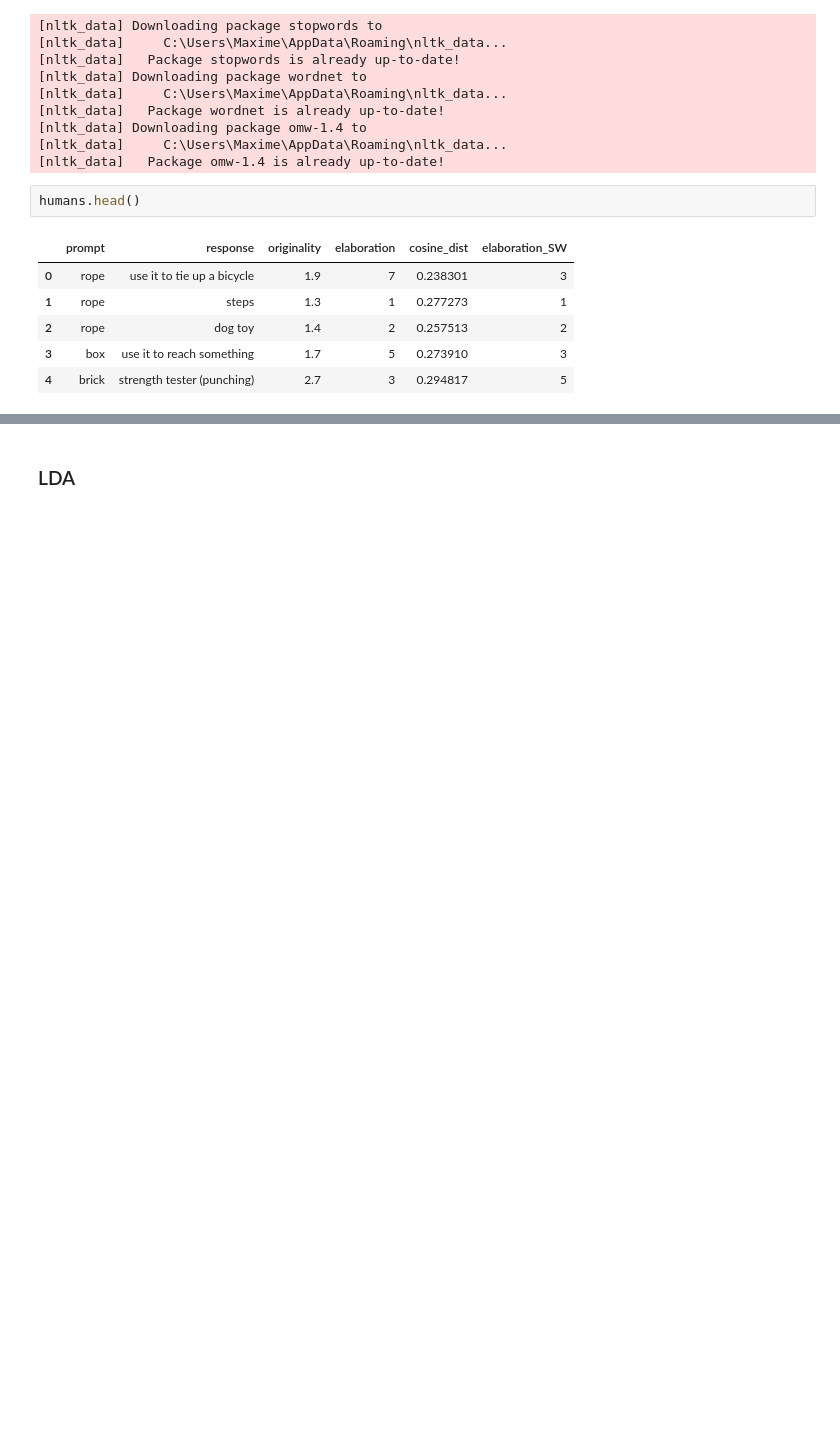
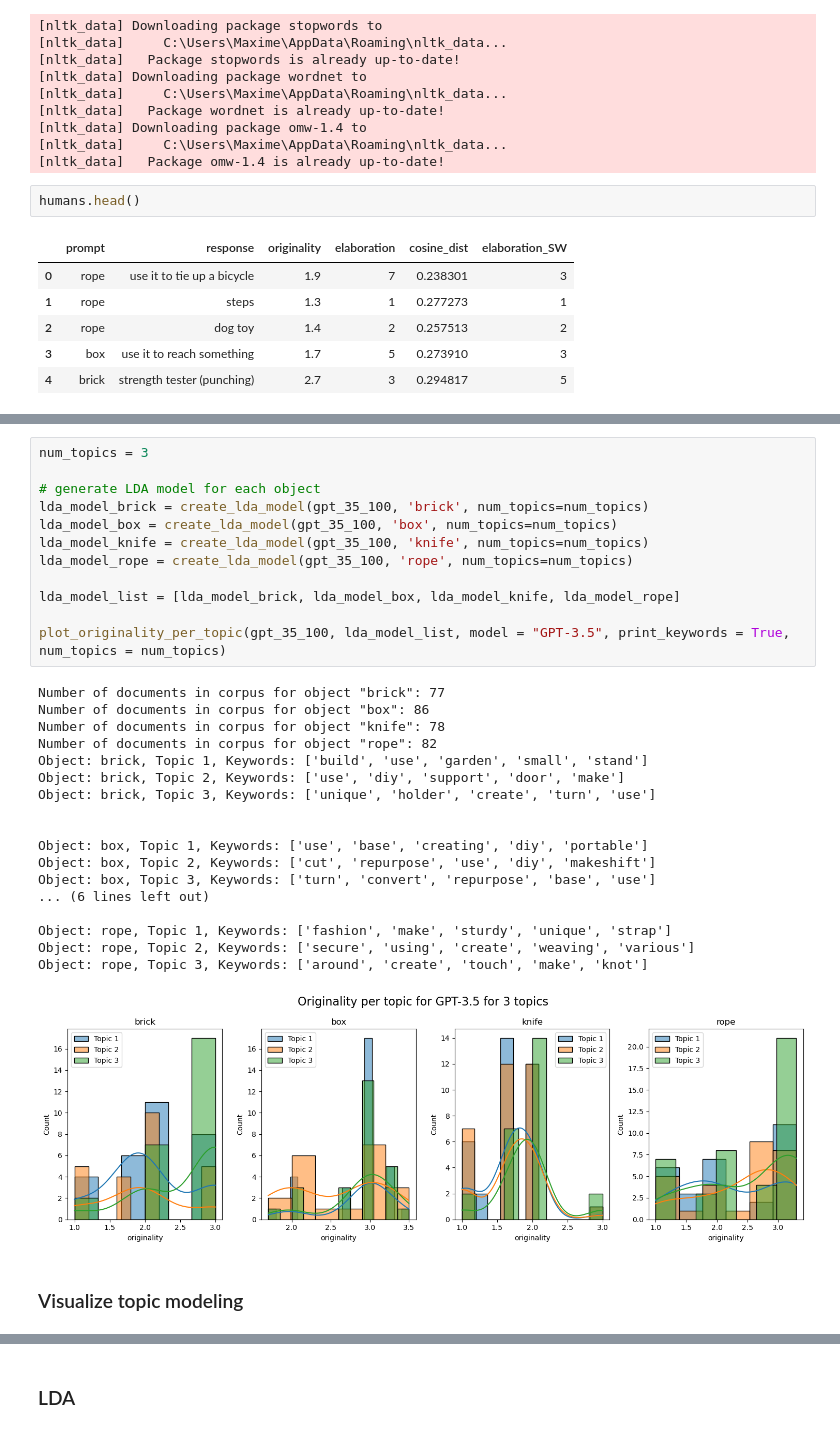
Before and after one commit to Maximelel/LLM_creativity_aut, a Jupyter notebook: benchmark.ipynb, the cells around one changed output, grey strips where cells are left out. Drawn from its saved outputs; the diff is of its cells as text; blank space fills up the shorter version.

```diff
--- a/benchmark.ipynb
+++ b/benchmark.ipynb
@@ -419,0 +562,33 @@ doc_term_matrix = [dictionary.doc2bow(doc) for doc in clean_corpus]
+# %%
+num_topics = 3
+
+# generate LDA model for each object
+lda_model_brick = create_lda_model(gpt_35_100, 'brick', num_topics=num_topics)
+lda_model_box = create_lda_model(gpt_35_100, 'box', num_topics=num_topics)
+lda_model_knife = create_lda_model(gpt_35_100, 'knife', num_topics=num_topics)
+lda_model_rope = create_lda_model(gpt_35_100, 'rope', num_topics=num_topics)
+
+lda_model_list = [lda_model_brick, lda_model_box, lda_model_knife, lda_model_rope]
+
+plot_originality_per_topic(gpt_35_100, lda_model_list, model = "GPT-3.5", print_keywords = True, num_topics = num_topics)
+# %% [output]
+Number of documents in corpus for object "brick": 77
+Number of documents in corpus for object "box": 86
+Number of documents in corpus for object "knife": 78
+Number of documents in corpus for object "rope": 82
+Object: brick, Topic 1, Keywords: ['build', 'use', 'garden', 'small', 'stand']
+Object: brick, Topic 2, Keywords: ['use', 'diy', 'support', 'door', 'make']
+Object: brick, Topic 3, Keywords: ['unique', 'holder', 'create', 'turn', 'use']
+
+
+Object: box, Topic 1, Keywords: ['use', 'base', 'creating', 'diy', 'portable']
+Object: box, Topic 2, Keywords: ['cut', 'repurpose', 'use', 'diy', 'makeshift']
+Object: box, Topic 3, Keywords: ['turn', 'convert', 'repurpose', 'base', 'use']
+... (6 lines left out)
+
+Object: rope, Topic 1, Keywords: ['fashion', 'make', 'sturdy', 'unique', 'strap']
+Object: rope, Topic 2, Keywords: ['secure', 'using', 'create', 'weaving', 'various']
+Object: rope, Topic 3, Keywords: ['around', 'create', 'touch', 'make', 'knot']
+[figure, added]
+# %% [markdown]
+### Visualize topic modeling
```
Also changed, not shown: parts of 14 cells of this notebook.
